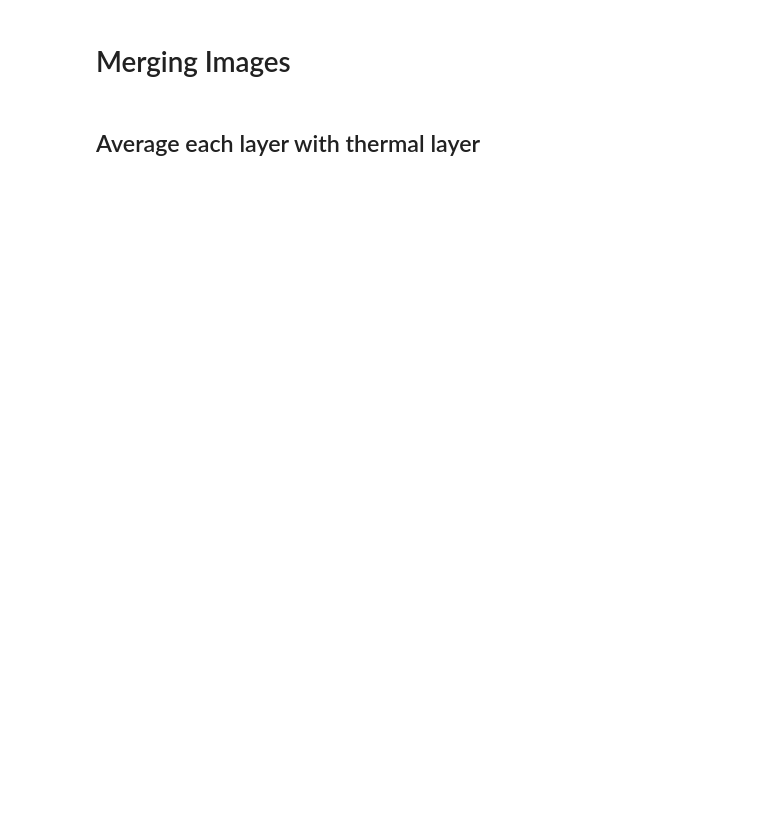
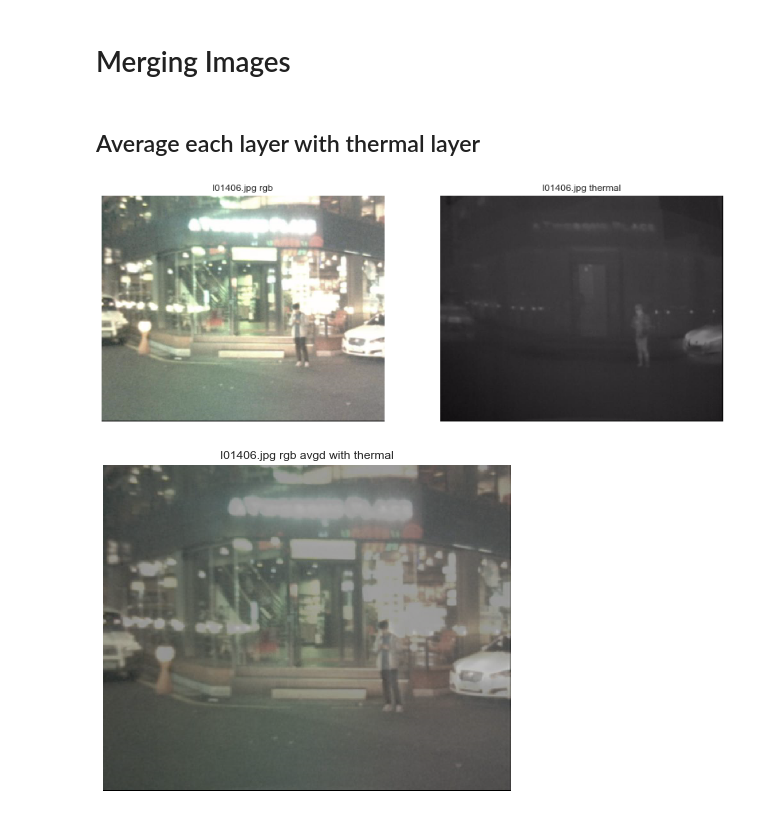
Before and after one commit to MnemoSemiotic/merge_rgb_and_thermal_images, a Jupyter notebook: simple_image_preprocessing.ipynb, the cells around one changed output. Saved outputs shown, nothing was run; the diff lists cells and outputs as text; code cells hidden in the pictures; blank space fills up the shorter version.

Commit message:
avgd therm with rgb

```diff
--- a/simple_image_preprocessing.ipynb
+++ b/simple_image_preprocessing.ipynb
@@ -83,3 +59,18 @@ plot_images(img1_rgb, color_img_filenames[img_num] + ' rgb', img1_therm, color_i
 # Merging Images
 # %% [markdown]
 ## Average each layer with thermal layer
+# %%
+data_dir = get_img_dir()
+
+samp_num = 0
+img2_rgb = imread(data_dir + 'color/' + color_img_filenames[samp_num])
+img2_therm = imread(data_dir + 'thermal/' + color_img_filenames[samp_num])
+
+avg_img2 = avg_layers_with_thermal(img2_rgb, img2_therm)
+
+
+plot_images(img2_rgb, color_img_filenames[samp_num] + ' rgb', img2_therm, color_img_filenames[samp_num] + ' thermal')
+plot_image(avg_img2, color_img_filenames[samp_num] + ' rgb avgd with thermal')
+# %% [output]
+[figure, added]
+[figure, added]
```
Also changed, not shown: parts of 3 cells of this notebook, 3 other files.
